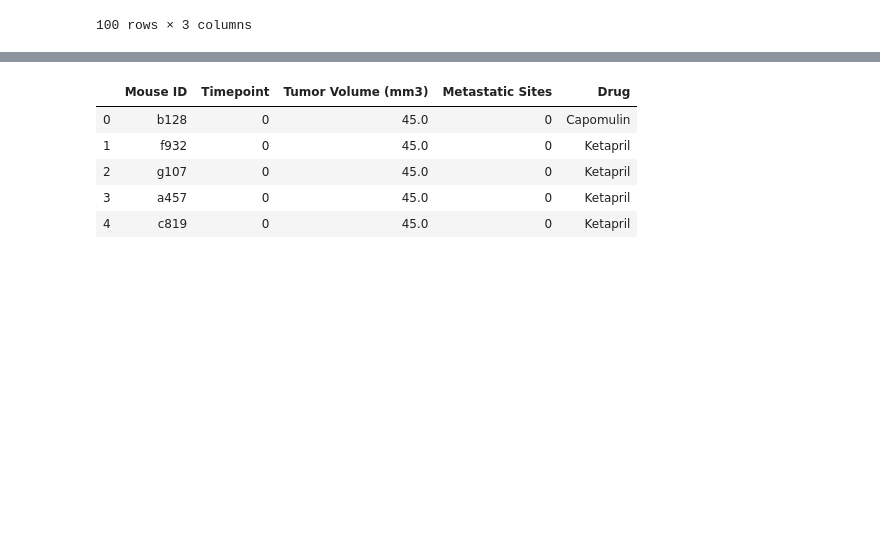
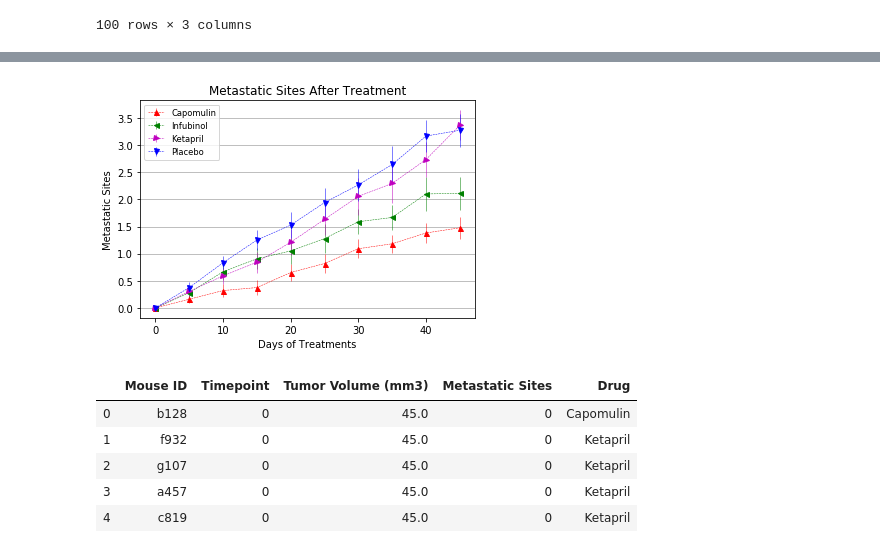
Before and after one commit to ejmayer/matplotlib-challenge, a Jupyter notebook: Pymaceuticals.ipynb, the cells around one changed output, grey strips where cells are left out. Saved outputs shown, nothing was run; the diff lists cells and outputs as text; code cells hidden in the pictures; blank space fills up the shorter version.

```diff
--- a/Pymaceuticals.ipynb
+++ b/Pymaceuticals.ipynb
@@ -359,24 +359,25 @@ se_meta_response_pv
 # Need to convert to metastatic rate??????
 # %%
 # plot graph for metastatic rates
-#plt.errorbar(surv_rate_pv.index, surv_rate_pv["Capomulin"], color="r", marker="^", markersize=5,linestyle="dashed", linewidth=0.50)
-#plt.errorbar(surv_rate_pv.index, surv_rate_pv["Infubinol"], color="g", marker="<", markersize=5,linestyle="dashed", linewidth=0.50)
-#plt.errorbar(surv_rate_pv.index, surv_rate_pv["Ketapril"], color="m", marker=">", markersize=5,linestyle="dashed", linewidth=0.50)
-#plt.errorbar(surv_rate_pv.index, surv_rate_pv["Placebo"], color="b", marker="v", markersize=5,linestyle="dashed", linewidth=0.50)
+plt.errorbar(meta_response_pv.index, meta_response_pv["Capomulin"], yerr=se_meta_response_pv["Capomulin"], color="r", marker="^", markersize=5,linestyle="dashed", linewidth=0.50)
+plt.errorbar(meta_response_pv.index, meta_response_pv["Infubinol"], yerr=se_meta_response_pv["Infubinol"], color="g", marker="<", markersize=5,linestyle="dashed", linewidth=0.50)
+plt.errorbar(meta_response_pv.index, meta_response_pv["Ketapril"], yerr=se_meta_response_pv["Ketapril"], color="m", marker=">", markersize=5,linestyle="dashed", linewidth=0.50)
+plt.errorbar(meta_response_pv.index, meta_response_pv["Placebo"], yerr=se_meta_response_pv["Placebo"], color="b", marker="v", markersize=5,linestyle="dashed", linewidth=0.50)
 
-#plt.title("Survival Rates During Treatment Period")
-#plt.ylabel("Survival Percentage")
-#plt.xlabel("Days of Treatments")
-#plt.grid(axis="y")
-#plt.legend(["Capomulin", "Infubinol", "Ketapril", "Placebo"], loc="lower left", fontsize="medium")
-#plt.gca().invert_yaxis()
+# title, label, grid and legend for graph
+plt.title("Metastatic Sites After Treatment")
+plt.ylabel("Metastatic Sites")
+plt.xlabel("Days of Treatments")
+plt.grid(axis="y")
+plt.legend(["Capomulin", "Infubinol", "Ketapril", "Placebo"], loc="upperleft", fontsize="small")
 
-# Save the Figure
-#plt.savefig("Images/surv_rate_pv.png")
+# save the figure
+plt.savefig("Images/metastatic_sites.png")
 
-
-# Show the Figure
-#plt.show()
+# show the figure
+plt.show()
+# %% [output]
+[figure, added]
 # %%
 merged_file.head()
 # %% [output]
```
Also changed, not shown: parts of 51 cells of this notebook, 2 other files.
